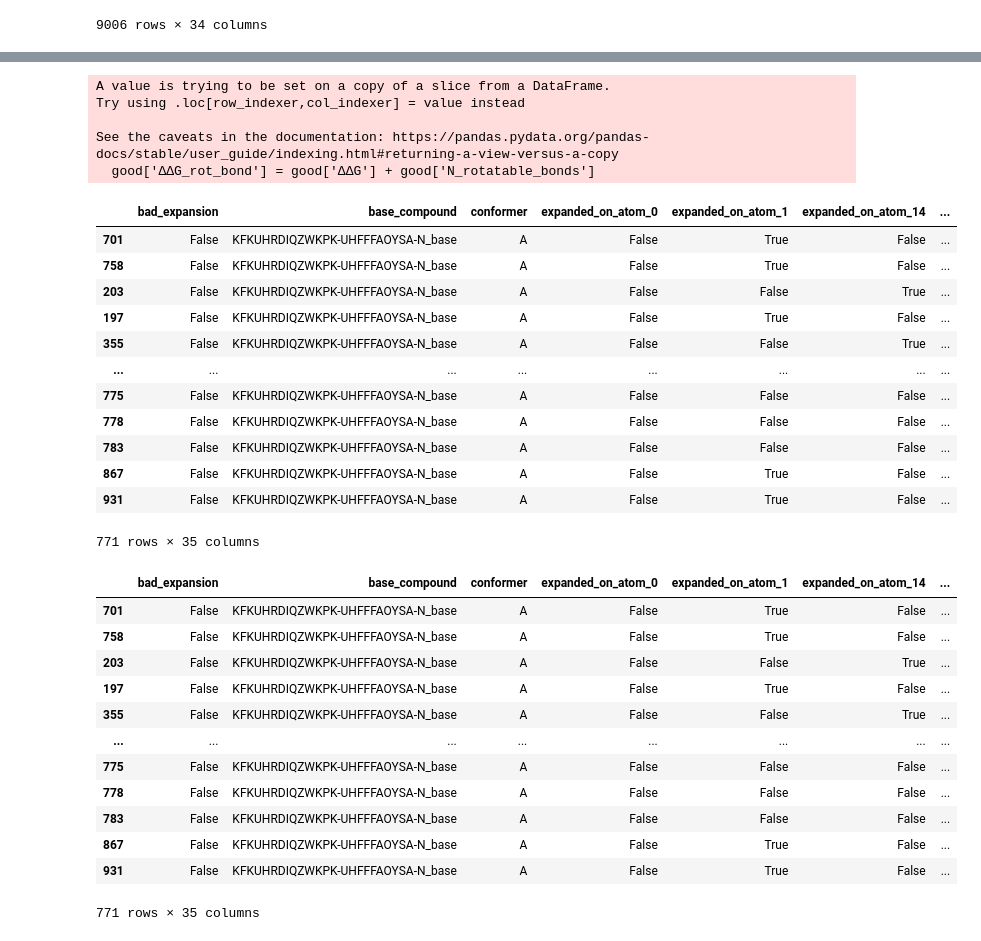
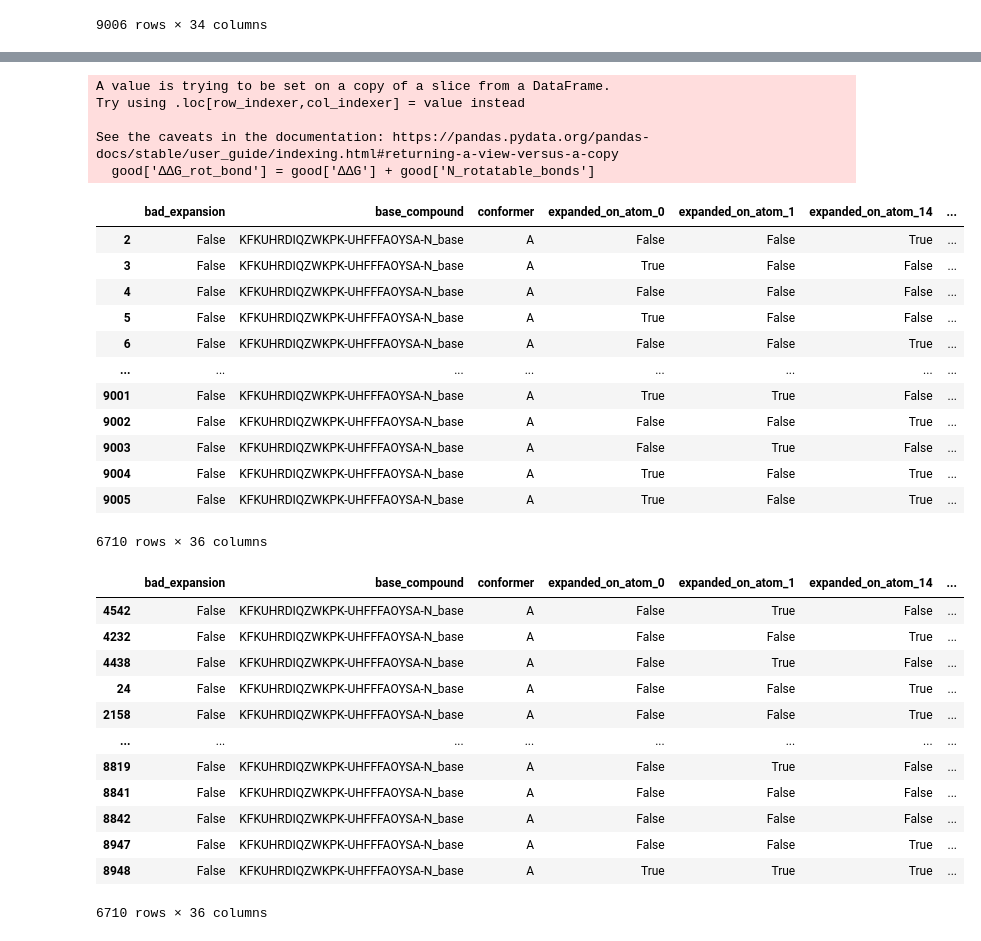
Before and after one commit to kate-fie/syndirella, a Jupyter notebook: exps/original/nbs/looking_at_elaborations.ipynb, the cells around one changed output, grey strips where cells are left out. Drawn from its saved outputs; the diff is of its cells as text; code cells hidden in the pictures.

```diff
--- a/exps/original/nbs/looking_at_elaborations.ipynb
+++ b/exps/original/nbs/looking_at_elaborations.ipynb
@@ -47,0 +38,10 @@ Name: count, dtype: int64
+# %%
+# make corrected delta delta G column
+df['∆∆G_rot_bond'] = df['∆∆G'] + df['N_rotatable_bonds']
+# %%
+# add outcome column including new delta delta G
+df['outcome_new'] = df['outcome']
+df.loc[(df['∆∆G_rot_bond'] < 0) & (df['comRMSD'] < 2), 'outcome_new'] = 'acceptable'
+df.loc[(df['∆∆G_rot_bond'] < 0) & (df['∆∆G_rot_bond'] > -1) & (df['outcome'] == 'acceptable'), 'outcome_new'] = 'weak'
+df.loc[(df['∆∆G_rot_bond'] > 0), 'outcome_new'] = 'too contorted'
+df
@@ -101,0 +137,4 @@ Name: count, dtype: float64
+# %%
+# only remove NaN '∆∆G_rot_bond' values
+good = good[~good['∆∆G_rot_bond'].isna()]
+good
@@ -159,33 +267,33 @@ Try using .loc[row_indexer,col_indexer] = value instead
 See the caveats in the documentation: https://pandas.pydata.org/pandas-docs/stable/user_guide/indexing.html#returning-a-view-versus-a-copy
   good['∆∆G_rot_bond'] = good['∆∆G'] + good['N_rotatable_bonds']
 |  | bad_expansion | base_compound | conformer | expanded_on_atom_0 | expanded_on_atom_1 | expanded_on_atom_14 | ... |
-| 701 | False | KFKUHRDIQZWKPK-UHFFFAOYSA-N_base | A | False | True | False | ... |
-| 758 | False | KFKUHRDIQZWKPK-UHFFFAOYSA-N_base | A | False | True | False | ... |
-| 203 | False | KFKUHRDIQZWKPK-UHFFFAOYSA-N_base | A | False | False | True | ... |
-| 197 | False | KFKUHRDIQZWKPK-UHFFFAOYSA-N_base | A | False | True | False | ... |
-| 355 | False | KFKUHRDIQZWKPK-UHFFFAOYSA-N_base | A | False | False | True | ... |
+| 2 | False | KFKUHRDIQZWKPK-UHFFFAOYSA-N_base | A | False | False | True | ... |
+| 3 | False | KFKUHRDIQZWKPK-UHFFFAOYSA-N_base | A | True | False | False | ... |
+| 4 | False | KFKUHRDIQZWKPK-UHFFFAOYSA-N_base | A | False | False | False | ... |
+| 5 | False | KFKUHRDIQZWKPK-UHFFFAOYSA-N_base | A | True | False | False | ... |
+| 6 | False | KFKUHRDIQZWKPK-UHFFFAOYSA-N_base | A | False | False | True | ... |
 | ... | ... | ... | ... | ... | ... | ... | ... |
-| 775 | False | KFKUHRDIQZWKPK-UHFFFAOYSA-N_base | A | False | False | False | ... |
-| 778 | False | KFKUHRDIQZWKPK-UHFFFAOYSA-N_base | A | False | False | False | ... |
-| 783 | False | KFKUHRDIQZWKPK-UHFFFAOYSA-N_base | A | False | False | False | ... |
-| 867 | False | KFKUHRDIQZWKPK-UHFFFAOYSA-N_base | A | False | True | False | ... |
-| 931 | False | KFKUHRDIQZWKPK-UHFFFAOYSA-N_base | A | False | True | False | ... |
+| 9001 | False | KFKUHRDIQZWKPK-UHFFFAOYSA-N_base | A | True | True | False | ... |
+| 9002 | False | KFKUHRDIQZWKPK-UHFFFAOYSA-N_base | A | False | False | True | ... |
+| 9003 | False | KFKUHRDIQZWKPK-UHFFFAOYSA-N_base | A | False | True | False | ... |
+| 9004 | False | KFKUHRDIQZWKPK-UHFFFAOYSA-N_base | A | True | False | True | ... |
+| 9005 | False | KFKUHRDIQZWKPK-UHFFFAOYSA-N_base | A | True | False | True | ... |
-771 rows × 35 columns
+6710 rows × 36 columns
 # %%
 # sort
-good.sort_values(by=['∆∆G_rot_bond'])
+good = good.sort_values(by=['∆∆G_rot_bond'], ascending=True)
 good
 # %% [output]
 |  | bad_expansion | base_compound | conformer | expanded_on_atom_0 | expanded_on_atom_1 | expanded_on_atom_14 | ... |
-| 701 | False | KFKUHRDIQZWKPK-UHFFFAOYSA-N_base | A | False | True | False | ... |
-| 758 | False | KFKUHRDIQZWKPK-UHFFFAOYSA-N_base | A | False | True | False | ... |
-| 203 | False | KFKUHRDIQZWKPK-UHFFFAOYSA-N_base | A | False | False | True | ... |
-| 197 | False | KFKUHRDIQZWKPK-UHFFFAOYSA-N_base | A | False | True | False | ... |
-| 355 | False | KFKUHRDIQZWKPK-UHFFFAOYSA-N_base | A | False | False | True | ... |
+| 4542 | False | KFKUHRDIQZWKPK-UHFFFAOYSA-N_base | A | False | True | False | ... |
+| 4232 | False | KFKUHRDIQZWKPK-UHFFFAOYSA-N_base | A | False | False | True | ... |
+| 4438 | False | KFKUHRDIQZWKPK-UHFFFAOYSA-N_base | A | False | True | False | ... |
+| 24 | False | KFKUHRDIQZWKPK-UHFFFAOYSA-N_base | A | False | False | True | ... |
+| 2158 | False | KFKUHRDIQZWKPK-UHFFFAOYSA-N_base | A | False | False | True | ... |
 | ... | ... | ... | ... | ... | ... | ... | ... |
-| 775 | False | KFKUHRDIQZWKPK-UHFFFAOYSA-N_base | A | False | False | False | ... |
-| 778 | False | KFKUHRDIQZWKPK-UHFFFAOYSA-N_base | A | False | False | False | ... |
-| 783 | False | KFKUHRDIQZWKPK-UHFFFAOYSA-N_base | A | False | False | False | ... |
-| 867 | False | KFKUHRDIQZWKPK-UHFFFAOYSA-N_base | A | False | True | False | ... |
-| 931 | False | KFKUHRDIQZWKPK-UHFFFAOYSA-N_base | A | False | True | False | ... |
+| 8819 | False | KFKUHRDIQZWKPK-UHFFFAOYSA-N_base | A | False | True | False | ... |
+| 8841 | False | KFKUHRDIQZWKPK-UHFFFAOYSA-N_base | A | False | False | False | ... |
+| 8842 | False | KFKUHRDIQZWKPK-UHFFFAOYSA-N_base | A | False | False | False | ... |
+| 8947 | False | KFKUHRDIQZWKPK-UHFFFAOYSA-N_base | A | False | False | True | ... |
+| 8948 | False | KFKUHRDIQZWKPK-UHFFFAOYSA-N_base | A | True | True | True | ... |
-771 rows × 35 columns
+6710 rows × 36 columns
```
Also changed, not shown: parts of 17 cells of this notebook, 36 other files.
